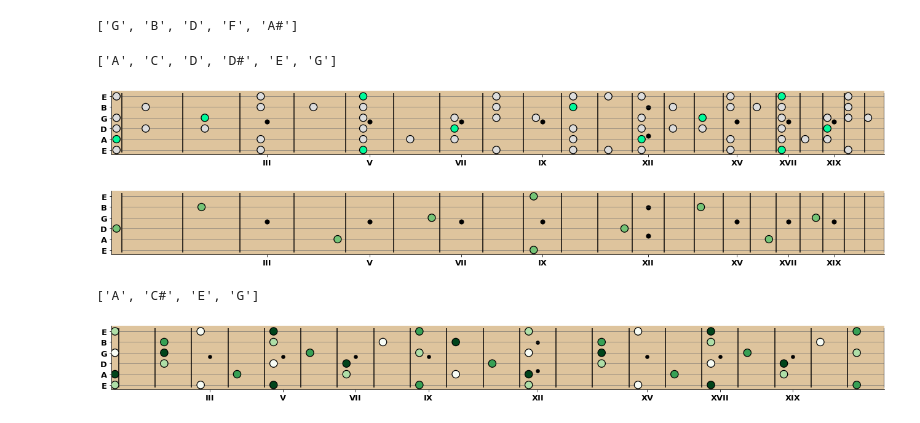
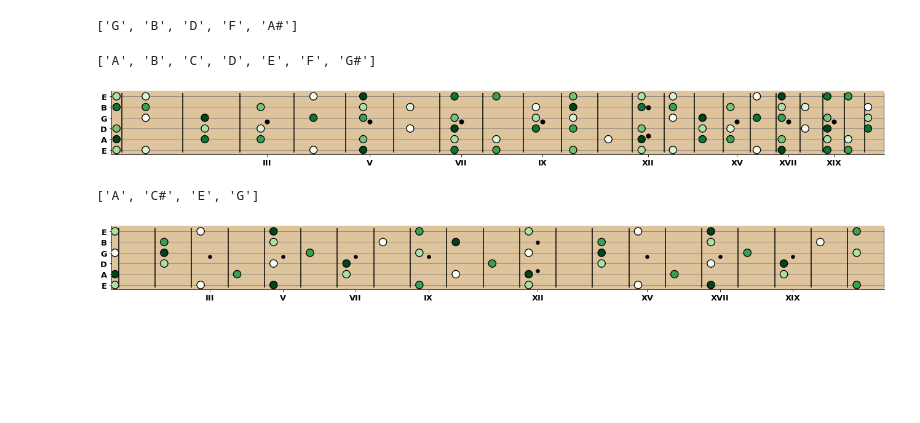
Before and after one commit to dantaki/music, a Jupyter notebook: fretter.ipynb, the cells around one changed output. Saved outputs shown, nothing was run; the diff lists cells and outputs as text; code cells hidden in the pictures; blank space fills up the shorter version.

Commit message:
added diatonic scales and the minor harmonic scale

```diff
--- a/fretter.ipynb
+++ b/fretter.ipynb
@@ -28,9 +28,29 @@ class Music(object):
         #### 1, ♭3, 4, ♭5, 5, ♭7
         self.blues_minor = [0,3,5,6,7,10]
 
-        ### minor
-        self.natural_minor = [0,2,3,5,7,8,10]
+        ### diatonic
+        self.diatonic_major = [0,2,4,5,7,9,11]
+        self.diatonic_ionian = self.diatonic_major
+        #### flat 7th
+        self.diatonic_mixolydian = [0,2,4,5,7,9,10]
+        #### flat 7th, flat 3rd
+        self.diatonic_dorian = [0,2,3,5,7,9,10]
+        #### flat 7th, flat 3rd, flat 6th
+        self.diatonic_aeolian = [0,2,3,5,7,8,10]
+        self.diatonic_minor = self.diatonic_aeolian
+        self.natural_minor = self.diatonic_aeolian
+        #### flat 7th, flat 3rd, flat 6th, flat 2nd
+        self.diatonic_phrygian = [0,1,3,5,7,8,10]
+        #### flat 7th, flat 3rd, flat 6th, flat 2nd, flat 5th
+        self.diatonic_locrian = [0,1,3,5,6,8,10]
+        #### sharp 4th
+        self.diatonic_lydian = [0,2,4,6,7,9,11]
+        ### -------------------------------------
+
         ### harmonic minor
+        #### aeolian sharp 7th
+        #### flat 3rd, flat 6th
+        self.harmonic_minor = [0,2,3,5,7,8,11]
         self.phrygian_dominant = [0,1,4,5,7,8,10]
 
         ## chords
@@ -212,18 +232,17 @@ Music().return_notes('G','seventh_sharp_ninth','dominant')
 ['G', 'B', 'D', 'F', 'A#']
 # %%
 M = Music()
-s = M.return_notes('A','blues','minor')
+s = M.return_notes('A','harmonic','minor')
 print(s)
 G = Guitar(M)
-G.fret_notes(s,color_notes=False)
-G = Guitar(M)
-G.fret_notes(['D'],color_notes=True)
+G.fret_notes(s,color_notes=True)
+#G = Guitar(M)
+#G.fret_notes(['D'],color_notes=True)
 
-#G.f.savefig("arpeggio.svg")
+G.f.savefig("a_harmonic_minor.svg")
 # %% [output]
-['A', 'C', 'D', 'D#', 'E', 'G']
+['A', 'B', 'C', 'D', 'E', 'F', 'G#']
-[figure, old version]
+[figure, new version]
-[figure, removed]
 # %%
 M = Music()
 s = M.return_notes('A','seventh','dominant')
```
Also changed, not shown: parts of 1 cell of this notebook, 11 other files.
